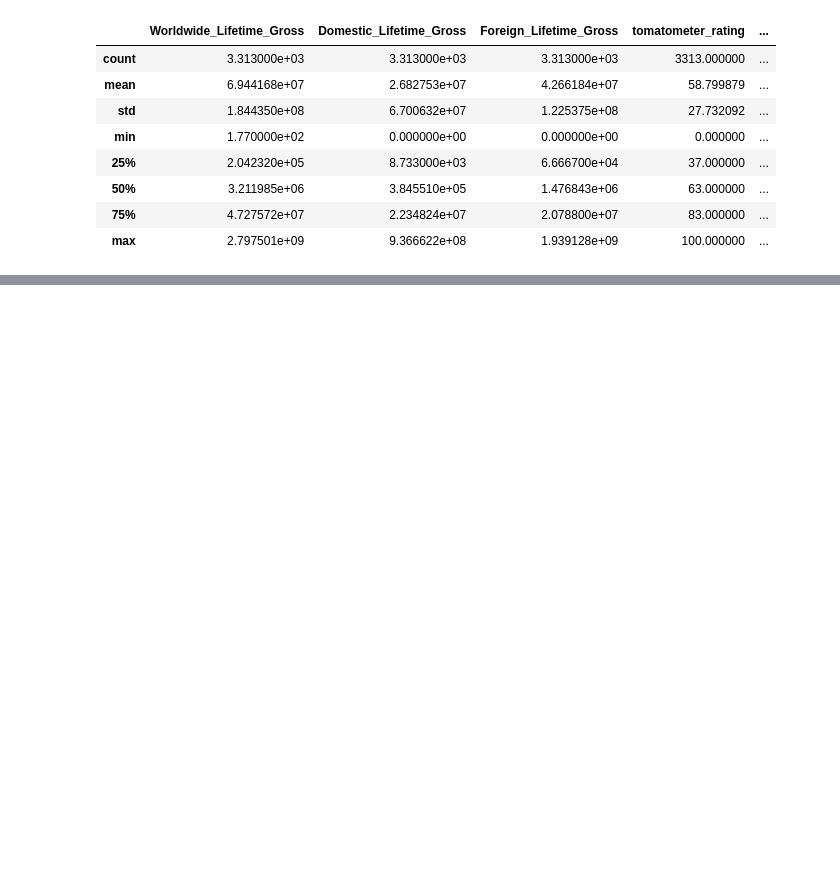
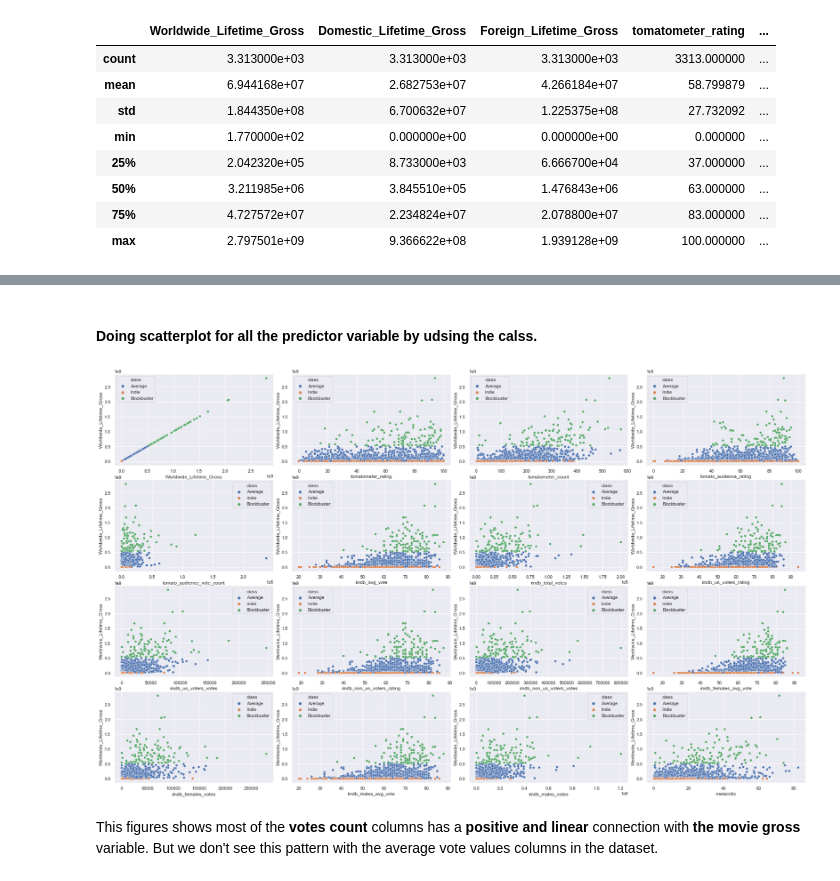
Before and after one commit to AminKafka/Movie-Boxoffice-Prediction-With-Critics-Votes, a Jupyter notebook: notebooks/EDA.ipynb, the cells around one changed output, grey strips where cells are left out. Saved outputs shown, nothing was run; the diff lists cells and outputs as text; code cells hidden in the pictures; blank space fills up the shorter version.

```diff
--- a/notebooks/EDA.ipynb
+++ b/notebooks/EDA.ipynb
@@ -168,0 +196,13 @@ movie1.corr()
+# %% [markdown]
+#### Doing scatterplot for all the predictor variable by udsing the calss.
+# %%
+col = movie.columns
+col.drop('class')
+fig, axes = plt.subplots(4,4, figsize=(25,15))
+fig.tight_layout()
+for i, ax in zip(col, axes.flat):
+         _ = sns.scatterplot(ax=ax,x=i,y= 'Worldwide_Lifetime_Gross',data=movie,hue='class')
+# %% [output]
+[figure, added]
+# %% [markdown]
+This figures shows most of the __votes count__ columns has a __positive and linear__ connection with __the movie gross__ variable. But we don't see this pattern with the average vote values columns in the dataset.
```
Also changed, not shown: parts of 56 cells of this notebook.
